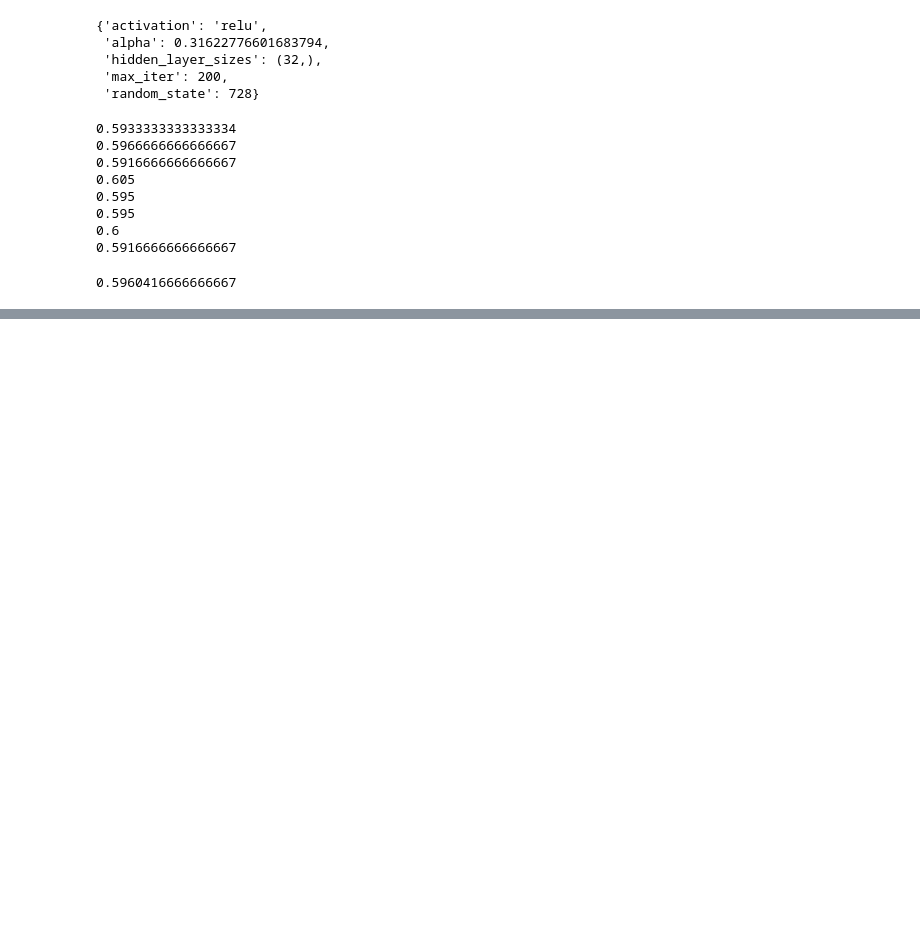
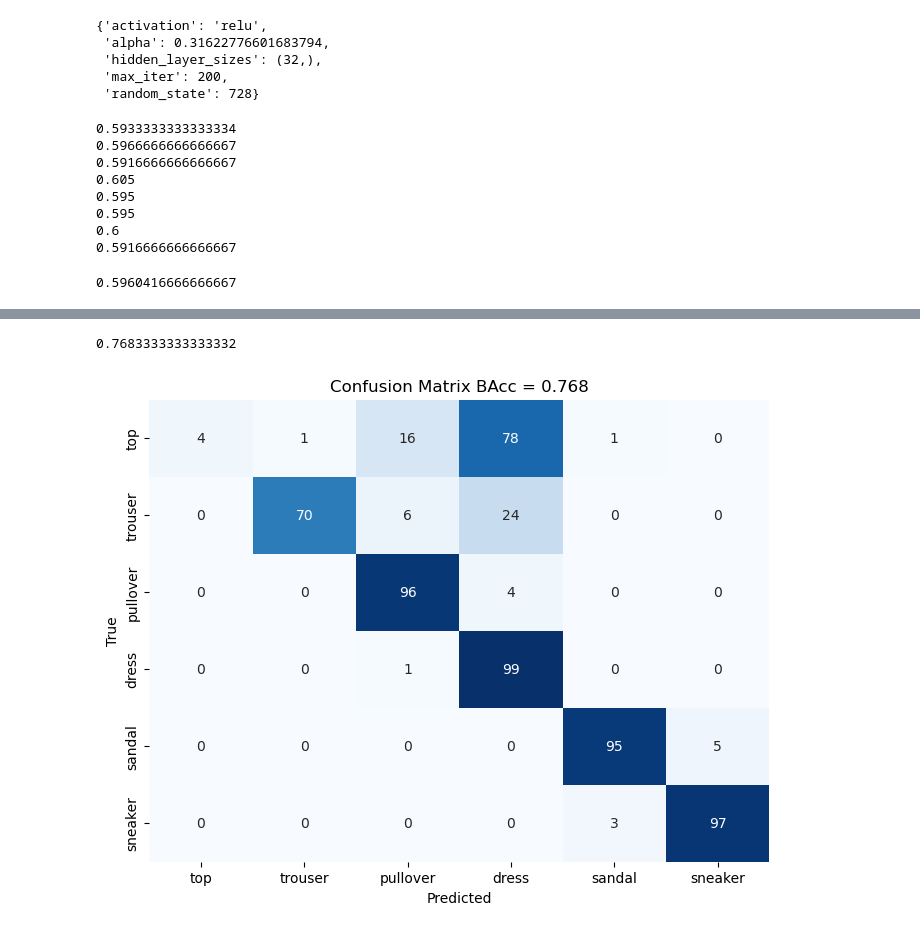
Before and after one commit to vmccab01/ProjectB_cs135, a Jupyter notebook: P1-2 copy.ipynb, the cells around one changed output, grey strips where cells are left out. Cells and saved outputs as stored; diff of their text form; code cells hidden in the pictures; blank space fills up the shorter version.

```diff
--- a/P1-2 copy.ipynb
+++ b/P1-2 copy.ipynb
@@ -334,12 +326,11 @@ plt.show()
 mlp_searcher.best_params_
 # %%
 # best_param = mlp_searcher.best_params_
-manual_param = {'alpha': 0.001,
- 'hidden_layer_sizes': (100,),
- 'learning_rate': 'adaptive',
- 'max_iter': 100,
- 'solver': 'lbfgs',
- 'tol': 1e-05}
+manual_param = {'activation': 'relu',
+ 'alpha': 0.005455594781168526,
+ 'hidden_layer_sizes': (64,),
+ 'max_iter': 50,
+ 'random_state': 736}
 # %%
 best_mlp = mlp
 best_mlp.set_params(**manual_param)
@@ -348,18 +347,22 @@ best_mlp.fit(normed_train_x, train_y)
 pred_y = best_mlp.predict(normed_valid_x)
 best_mlp_BAcc = sklearn.metrics.balanced_accuracy_score(valid_y, pred_y)
 best_mlp_BAcc
+# %% [output]
+0.7683333333333332
 # %%
 conf_matrix = confusion_matrix(valid_y, pred_y)
 
 # Display the confusion matrix using a heatmap
 plt.figure(figsize=(8, 6))
 sns.heatmap(conf_matrix, annot=True, fmt='d', cmap='Blues', cbar=False,
             xticklabels=['top', 'trouser', 'pullover', 'dress', 'sandal', 'sneaker'],
             yticklabels=['top', 'trouser', 'pullover', 'dress', 'sandal', 'sneaker'])
 plt.xlabel('Predicted')
 plt.ylabel('True')
-plt.title('Confusion Matrix BAcc = 0.823')
+plt.title('Confusion Matrix BAcc = 0.768')
 plt.show()
+# %% [output]
+[figure, added]
 # %%
 test_x = pd.read_csv(os.path.join("data_fashion", "x_test.csv")).to_numpy()
 test_x = test_x[:210]
```
Also changed, not shown: parts of 3 cells of this notebook.
